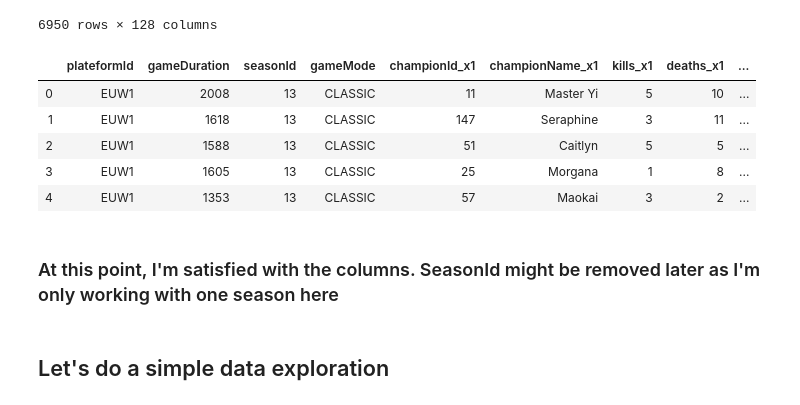
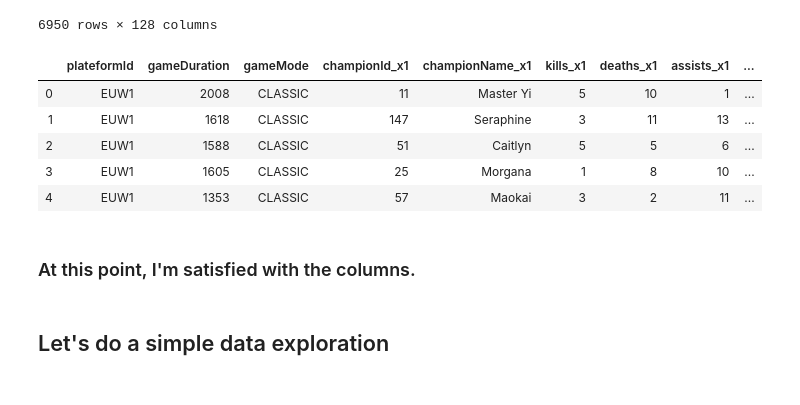
Before and after one commit to valentin-fngr/LeagueLegAI, a Jupyter notebook: training.py.ipynb, the cells around one changed output. Saved outputs shown, nothing was run; the diff lists cells and outputs as text; code cells hidden in the pictures.

```diff
--- a/training.py.ipynb
+++ b/training.py.ipynb
@@ -72,19 +72,19 @@ New df size : 6950
 # %%
 df["is_winner_x"].replace({"Win" : 1, "Fail" : 0}, inplace=True)
 # renaming the a more understandable target feature's name
 df = df.rename(columns={"is_winner_x" : "outcome"})
 # removing the unnecessary feature 'is_winner_y'
-df = df.drop("is_winner_y", axis=1)
+df = df.drop(["is_winner_y", "seasonId"], axis=1)
 df.head()
 # %% [output]
-|  | plateformId | gameDuration | seasonId | gameMode | championId_x1 | championName_x1 | kills_x1 | deaths_x1 | ... |
-| 0 | EUW1 | 2008 | 13 | CLASSIC | 11 | Master Yi | 5 | 10 | ... |
-| 1 | EUW1 | 1618 | 13 | CLASSIC | 147 | Seraphine | 3 | 11 | ... |
-| 2 | EUW1 | 1588 | 13 | CLASSIC | 51 | Caitlyn | 5 | 5 | ... |
-| 3 | EUW1 | 1605 | 13 | CLASSIC | 25 | Morgana | 1 | 8 | ... |
-| 4 | EUW1 | 1353 | 13 | CLASSIC | 57 | Maokai | 3 | 2 | ... |
+|  | plateformId | gameDuration | gameMode | championId_x1 | championName_x1 | kills_x1 | deaths_x1 | assists_x1 | ... |
+| 0 | EUW1 | 2008 | CLASSIC | 11 | Master Yi | 5 | 10 | 1 | ... |
+| 1 | EUW1 | 1618 | CLASSIC | 147 | Seraphine | 3 | 11 | 13 | ... |
+| 2 | EUW1 | 1588 | CLASSIC | 51 | Caitlyn | 5 | 5 | 6 | ... |
+| 3 | EUW1 | 1605 | CLASSIC | 25 | Morgana | 1 | 8 | 10 | ... |
+| 4 | EUW1 | 1353 | CLASSIC | 57 | Maokai | 3 | 2 | 11 | ... |
 # %% [markdown]
-### At this point, I'm satisfied with the columns. SeasonId might be removed later as I'm only working with one season here
+### At this point, I'm satisfied with the columns.
 # %% [markdown]
 ## Let's do a simple data exploration
 # %% [markdown]
```
Also changed, not shown: parts of 19 cells of this notebook.
